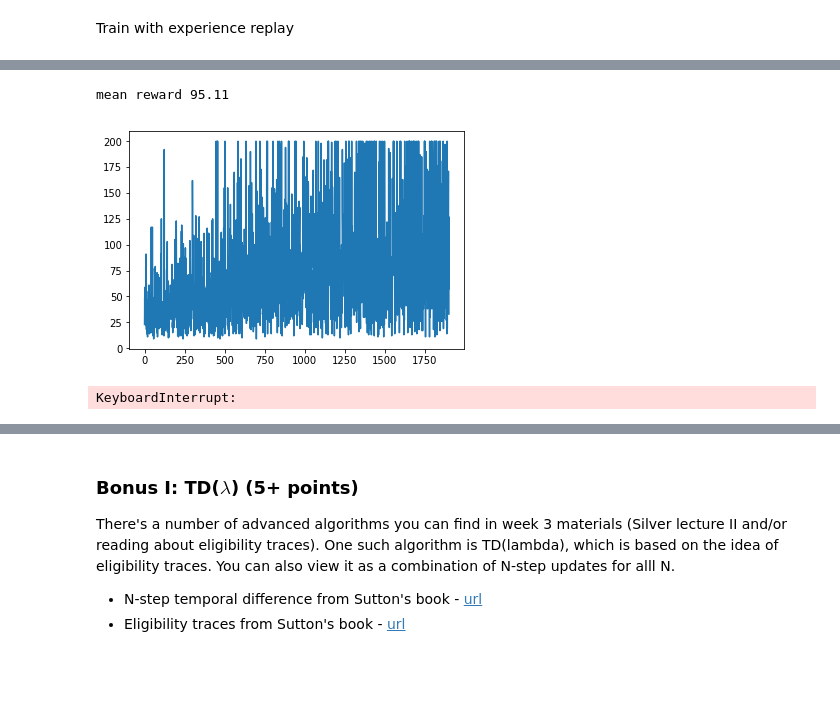
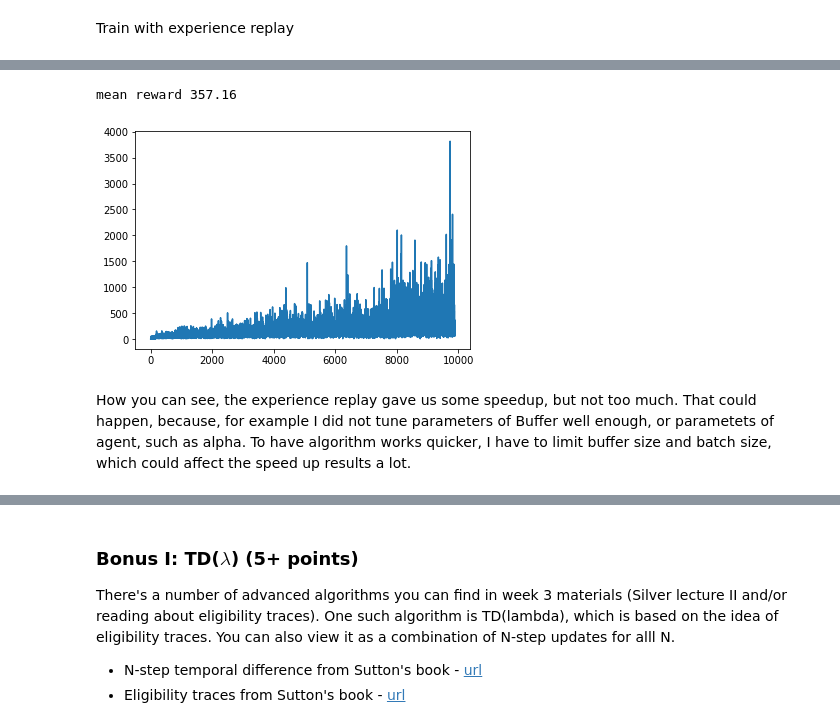
Before and after one commit to shir994/Practical_RL, a Jupyter notebook: week3_model_free/homework/homework.ipynb, the cells around one changed output, grey strips where cells are left out. Drawn from its saved outputs; the diff is of its cells as text; code cells hidden in the pictures; blank space fills up the shorter version.

Commit message:
HW_3 done. Seminar3 done

```diff
--- a/week3_model_free/homework/homework.ipynb
+++ b/week3_model_free/homework/homework.ipynb
@@ -367,13 +362,15 @@ class ReplayBuffer(object):
             Max number of transitions to store in the buffer. When the buffer
             overflows the old memories are dropped.
         """
-        self._storage = []
         self._maxsize = size
+        self._storage = np.array([((0, 0, 0, 0), 0, 0, (0, 0, 0, 0), 0)] * self._maxsize)
+        self._iterator = 0
+        self._current_size = 0
         #<any other vars>
 
 
     def __len__(self):
-        return len(self._storage)
+        return self._current_size
 
     def add(self, obs_t, action, reward, obs_tp1, done):
         '''
@@ -381,9 +378,9 @@ class ReplayBuffer(object):
         Make sure, FIFO rule is being followed: the oldest examples has to be removed earlier
         '''
         data = (obs_t, action, reward, obs_tp1, done)
-        if len(self) == self._maxsize:
-            self._storage.pop(0)
-        self._storage.append(data)
+        self._storage[self._iterator] = data
+        self._iterator = (self._iterator + 1) % self._maxsize
+        self._current_size = min(self._current_size + 1, self._maxsize)
 
     def sample(self, batch_size):
         """Sample a batch of experiences.
@@ -406,8 +403,7 @@ class ReplayBuffer(object):
             the end of an episode and 0 otherwise.
         """
         idxes = np.random.choice(len(self), batch_size)
-        storage = np.array(self._storage)
-
+        storage = self._storage
         ###Your code: collect <s,a,r,s',done> for each index
         return storage[idxes, 0], storage[idxes, 1], storage[idxes, 2], storage[idxes, 3], storage[idxes, 4]
 # %% [markdown]
@@ -435,7 +431,7 @@ Now let's use this buffer to improve training:
 # %%
 agent = QLearningAgent(alpha=0.5, epsilon=0.25, discount=0.99,
                        getLegalActions = lambda s: range(n_actions))
-replay = ReplayBuffer(10000)
+replay = ReplayBuffer(500)
 # %%
 def play_and_train(env,agent,replay,t_max=10**4, batch_size=10):
     """This function should
@@ -450,21 +446,13 @@ def play_and_train(env,agent,replay,t_max=10**4, batch_size=10):
 
         next_s,r,done,_ = env.step(a)
 
-
         ###Your code here: store current <s,a,r,s'> transition in buffer
         ###Your code here: train on both current
         replay.add(s, a, r, next_s, done)
 
         agent.update(s, a, next_s, r)
-#         for s, a, r, next_s, done in zip(*replay.sample(batch_size)):
-#             agent.update(s, a, next_s, r)
         for sample_s, sample_a, sample_r, sample_next, sample_done in zip(*replay.sample(batch_size)):
-            agent.update(sample_s, sample_a, sample_next, sample_r)
-
-
-
-
-
+            agent.update(tuple(sample_s), sample_a, tuple(sample_next), sample_r)
 
         s = next_s
         total_reward += r
@@ -479,5 +467,7 @@ Train with experience replay
 # - plot learning curves
 #<...>
 # %%
-env = Binarizer(gym.make("CartPole-v0"))
+env = Binarizer(gym.make("CartPole-v0").env)
+env.reset()
+n_actions = env.action_space.n
 # %% [output]
@@ -485,15 +475,16 @@ env = Binarizer(gym.make("CartPole-v0"))
 # %%
 rewards = []
 epsilon_reduction = 0.99
-for i in range(2000):
+for i in range(10000):
     rewards.append(play_and_train(env,agent, replay))
-    if i %100 ==0:
+    if i %100 == 0:
         agent.epsilon *= epsilon_reduction
         clear_output(True)
         print ("mean reward",np.mean(rewards[-100:]))
         plt.plot(rewards)
         plt.show()
 # %% [output]
-mean reward 95.11
+mean reward 357.16
-[figure, old version]
+[figure, new version]
-KeyboardInterrupt:
+# %% [markdown]
+How you can see, the experience replay gave us some speedup, but not too much. That could happen, because, for example I did not tune parameters of Buffer well enough, or parametets of agent, such as alpha. To have algorithm works quicker, I have to limit buffer size and batch size, which could affect the speed up results a lot.
```
Also changed, not shown: parts of 20 cells of this notebook.
